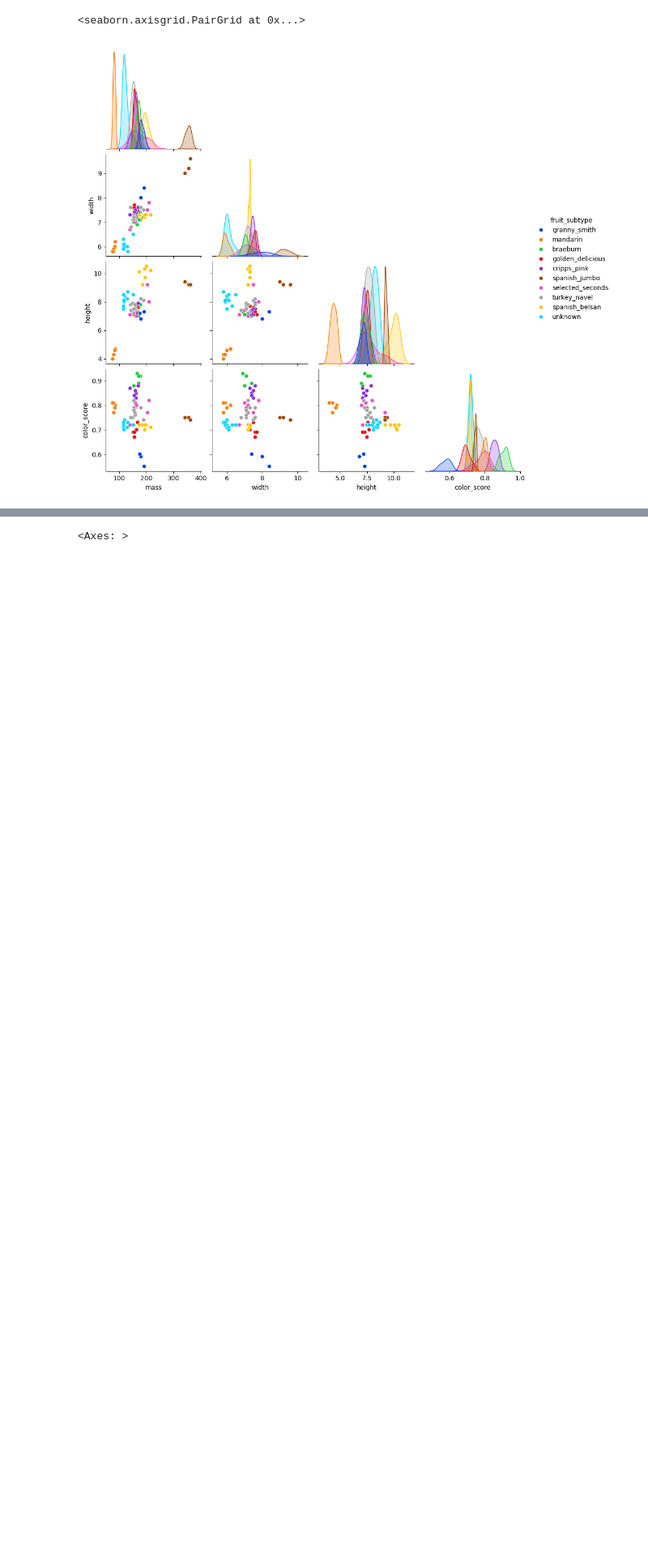
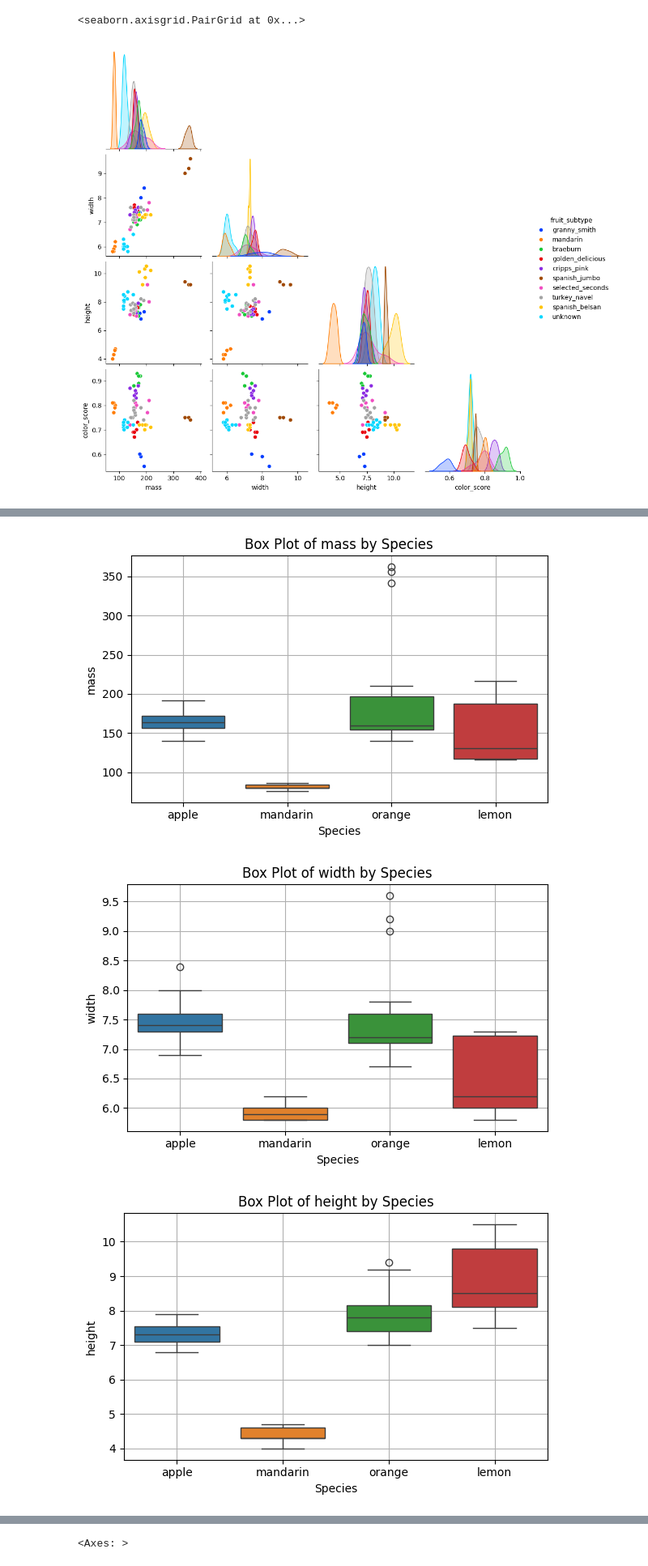
Before and after one commit to SailorJens/ML_Uni_Notebooks, a Jupyter notebook: week2_fruitdata.ipynb, the cells around one changed output, grey strips where cells are left out. Shown at 81% size. Drawn from its saved outputs; the diff is of its cells as text; code cells hidden in the pictures; blank space fills up the shorter version.

```diff
--- a/week2_fruitdata.ipynb
+++ b/week2_fruitdata.ipynb
@@ -89,0 +142,20 @@ sns.pairplot(df_fruitsubtypes_features,
+# %%
+
+
+# Create one box plot per feature
+for feature in feature_names:
+    plt.figure(figsize=(6, 4))
+    sns.boxplot(x='fruit_name', y=feature,
+                data=df,
+                hue = 'fruit_name',
+                legend=False)
+    plt.title(f'Box Plot of {feature} by Species')
+    plt.xlabel('Species')
+    plt.ylabel(feature)
+    plt.grid(True)
+    plt.tight_layout()
+    plt.show()
+# %% [output]
+[figure, added]
+[figure, added]
+[figure, added]
```
Also changed, not shown: parts of 6 cells of this notebook.
